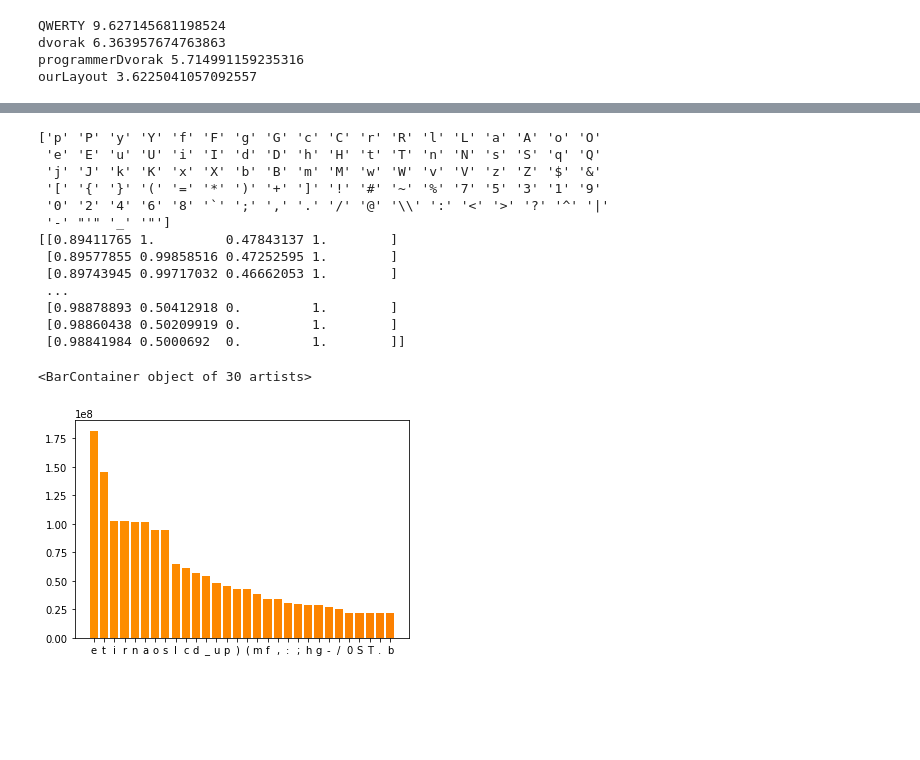
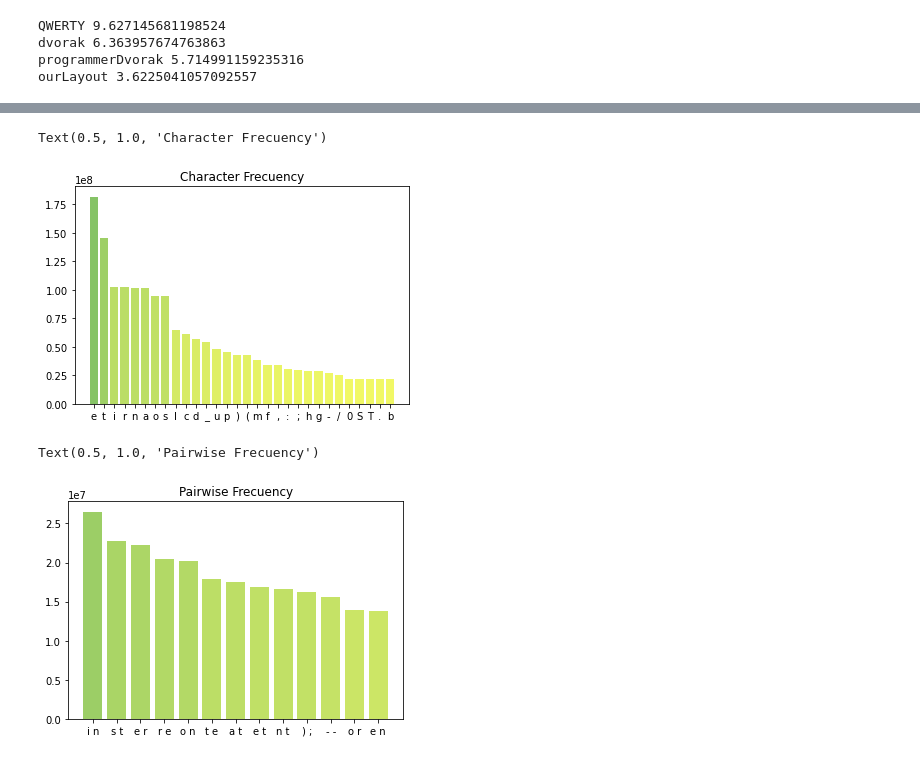
Before and after one commit to jmcsuite/Optimizacion_2, a Jupyter notebook: ProyectoFinal_KeyboardLayout/ObjectiveFunction.ipynb, the cells around one changed output, grey strips where cells are left out. Cells and saved outputs as stored; diff of their text form; code cells hidden in the pictures; blank space fills up the shorter version.

```diff
--- a/ProyectoFinal_KeyboardLayout/ObjectiveFunction.ipynb
+++ b/ProyectoFinal_KeyboardLayout/ObjectiveFunction.ipynb
@@ -499,29 +507,18 @@ ImageLayout(programmerDvorak, double=True)
 # %%
 count = np.array((charCountCSV.copy())[:-3])
 keys = np.array(list(allChars.keys())[:-3])
-print(keys)
 sort = np.argsort(count)
 count = count[sort[-30:]]
 keys = keys[sort[-30:]]
 count = count[::-1]
 keys = keys[::-1]
-norm = plt.Normalize()
-lis = cm.Wistia(norm(count))
-print(lis)
-plt.bar(np.arange(30),count,tick_label=keys, color=lis[-30:])
+
+norm = np.linalg.norm(count)
+norm = np.array(count/norm, dtype=np.float32)
+lis = cm.summer_r(norm)
+
+plt.bar(np.arange(30),count,tick_label=keys, color=lis)
+plt.gca().set_title('Character Frecuency')
 # %% [output]
-['p' 'P' 'y' 'Y' 'f' 'F' 'g' 'G' 'c' 'C' 'r' 'R' 'l' 'L' 'a' 'A' 'o' 'O'
- 'e' 'E' 'u' 'U' 'i' 'I' 'd' 'D' 'h' 'H' 't' 'T' 'n' 'N' 's' 'S' 'q' 'Q'
- 'j' 'J' 'k' 'K' 'x' 'X' 'b' 'B' 'm' 'M' 'w' 'W' 'v' 'V' 'z' 'Z' '$' '&'
- '[' '{' '}' '(' '=' '*' ')' '+' ']' '!' '#' '~' '%' '7' '5' '3' '1' '9'
- '0' '2' '4' '6' '8' '`' ';' ',' '.' '/' '@' '\\' ':' '<' '>' '?' '^' '|'
- '-' "'" '_' '"']
-[[0.89411765 1.         0.47843137 1.        ]
- [0.89577855 0.99858516 0.47252595 1.        ]
- [0.89743945 0.99717032 0.46662053 1.        ]
- ...
- [0.98878893 0.50412918 0.         1.        ]
- [0.98860438 0.50209919 0.         1.        ]
- [0.98841984 0.5000692  0.         1.        ]]
+Text(0.5, 1.0, 'Character Frecuency')
-<BarContainer object of 30 artists>
-[figure, old version]
+[figure, new version]
@@ -536 +525,27 @@ plt.bar(np.arange(len(labels)), values, labels = labels)
+# %%
+labels = []
+values = []
+a = list(allChars)[:94]
+for i,x in enumerate(a):
+    for j,y in enumerate(a):
+        values.append(pairCountCSV[i][j])
+        labels.append(x+' '+y)
+
+count = np.array(values)
+keys = np.array(labels)
+sort = np.argsort(count)
+ii = 13
+count = count[sort[-1*ii:]]
+keys = keys[sort[-1*ii:]]
+count = count[::-1]
+keys = keys[::-1]
+
+norm = np.linalg.norm(count)
+norm = np.array(count/norm, dtype=np.float32)
+lis = cm.summer_r(norm)
+plt.bar(np.arange(ii), count, tick_label = keys, color=lis)
+plt.gca().set_title('Pairwise Frecuency')
+# %% [output]
+Text(0.5, 1.0, 'Pairwise Frecuency')
+[figure, added]
 # %%
```
Also changed, not shown: parts of 11 cells of this notebook.
